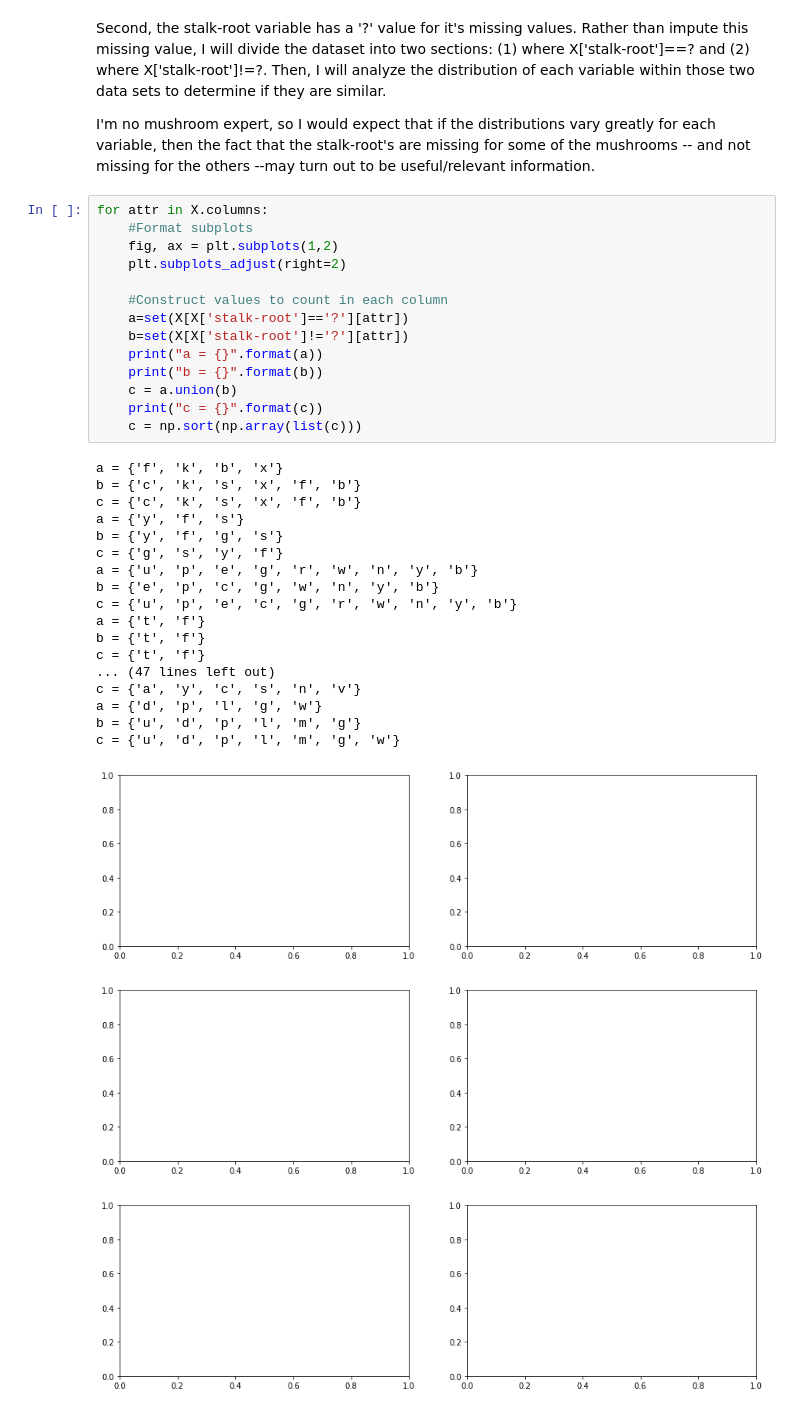
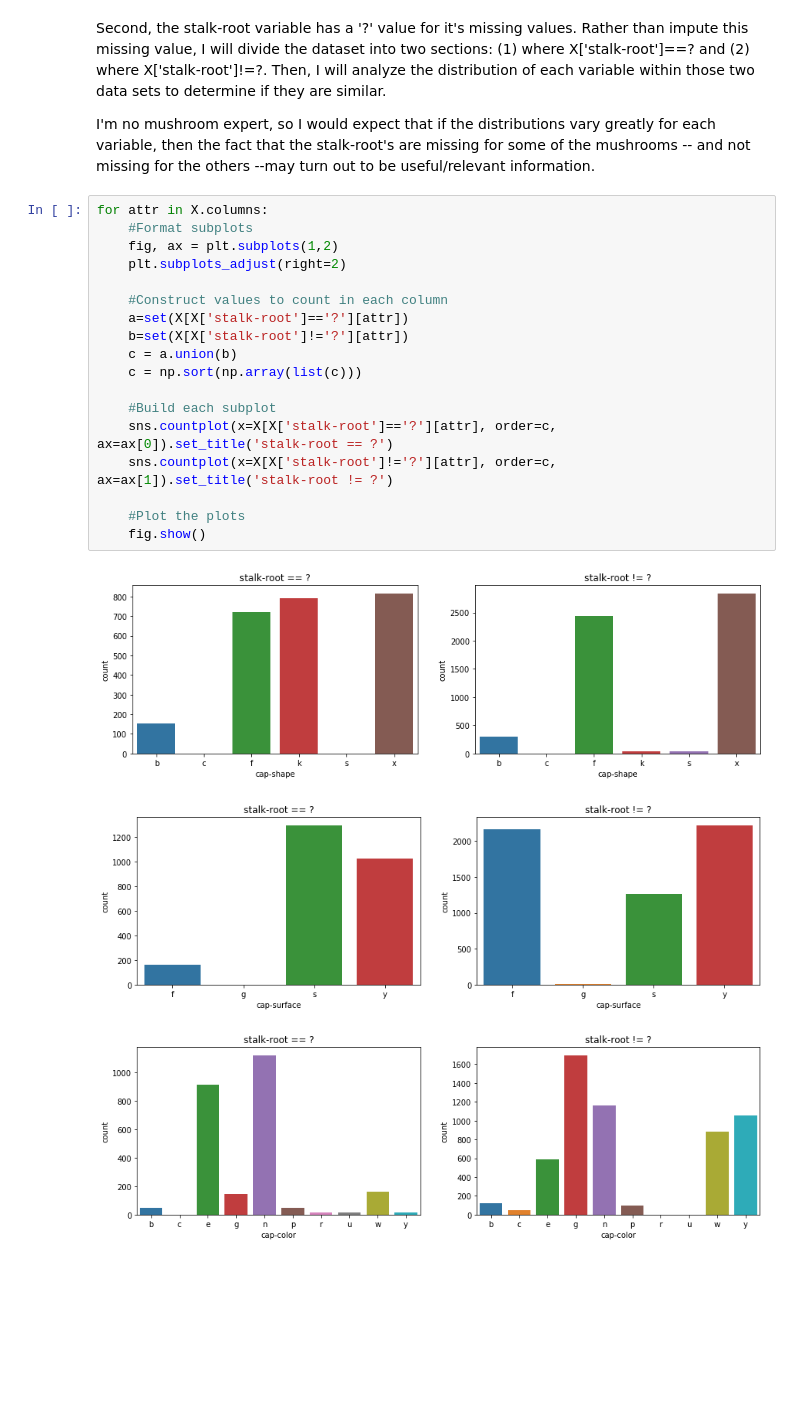
Before and after one commit to Marvinsky/IA-ML, a Jupyter notebook: 7.- K-MEANS/MUSHROOM_CLASSIFICATION.ipynb, the cells around one changed output. Saved outputs shown, nothing was run; the diff lists cells and outputs as text; blank space fills up the shorter version.

```diff
--- a/7.- K-MEANS/MUSHROOM_CLASSIFICATION.ipynb
+++ b/7.- K-MEANS/MUSHROOM_CLASSIFICATION.ipynb
@@ -102,35 +76,22 @@ I'm no mushroom expert, so I would expect that if the distributions vary greatly
 # %%
 for attr in X.columns:
     #Format subplots
     fig, ax = plt.subplots(1,2)
     plt.subplots_adjust(right=2)
 
     #Construct values to count in each column
     a=set(X[X['stalk-root']=='?'][attr])
     b=set(X[X['stalk-root']!='?'][attr])
-    print("a = {}".format(a))
-    print("b = {}".format(b))
     c = a.union(b)
-    print("c = {}".format(c))
     c = np.sort(np.array(list(c)))
+
+    #Build each subplot
+    sns.countplot(x=X[X['stalk-root']=='?'][attr], order=c, ax=ax[0]).set_title('stalk-root == ?')
+    sns.countplot(x=X[X['stalk-root']!='?'][attr], order=c, ax=ax[1]).set_title('stalk-root != ?')
+
+    #Plot the plots
+    fig.show()
 # %% [output]
-a = {'f', 'k', 'b', 'x'}
-b = {'c', 'k', 's', 'x', 'f', 'b'}
-c = {'c', 'k', 's', 'x', 'f', 'b'}
-a = {'y', 'f', 's'}
-b = {'y', 'f', 'g', 's'}
-c = {'g', 's', 'y', 'f'}
-a = {'u', 'p', 'e', 'g', 'r', 'w', 'n', 'y', 'b'}
-b = {'e', 'p', 'c', 'g', 'w', 'n', 'y', 'b'}
-c = {'u', 'p', 'e', 'c', 'g', 'r', 'w', 'n', 'y', 'b'}
-a = {'t', 'f'}
-b = {'t', 'f'}
-c = {'t', 'f'}
-... (47 lines left out)
-c = {'a', 'y', 'c', 's', 'n', 'v'}
-a = {'d', 'p', 'l', 'g', 'w'}
-b = {'u', 'd', 'p', 'l', 'm', 'g'}
-c = {'u', 'd', 'p', 'l', 'm', 'g', 'w'}
-[figure, old version]
+[figure, new version]
-[figure, old version]
+[figure, new version]
-[figure, old version]
+[figure, new version]
```
Also changed, not shown: parts of 39 cells of this notebook.
